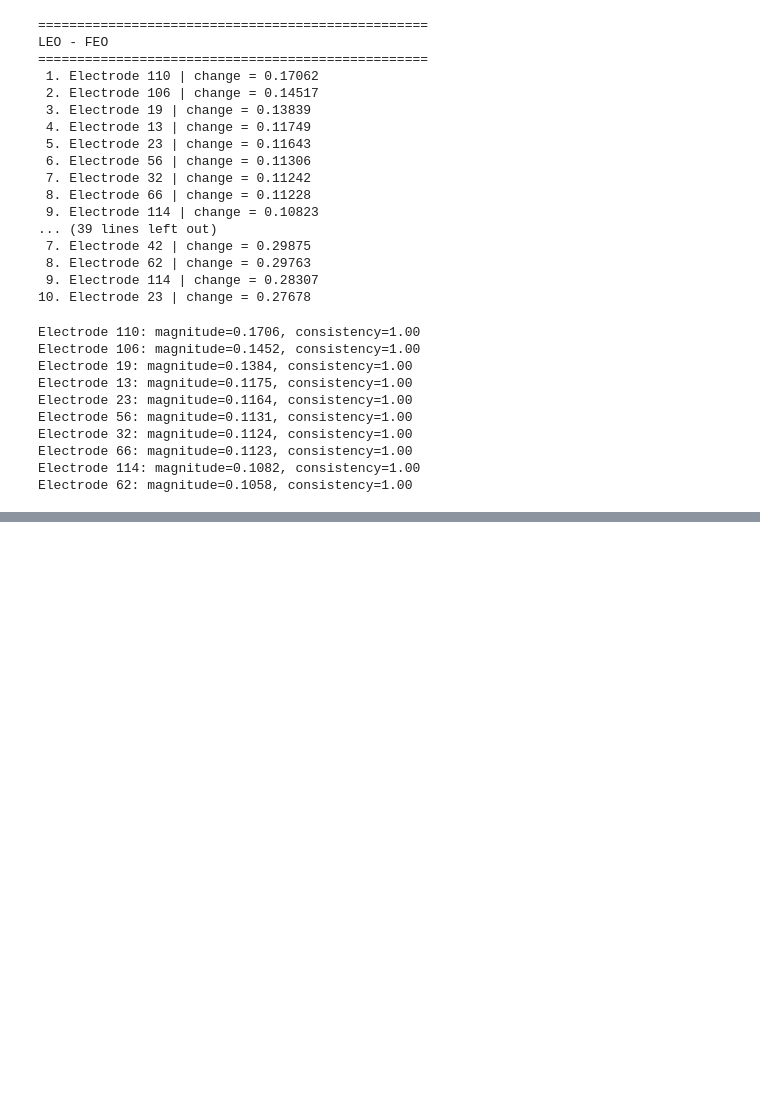
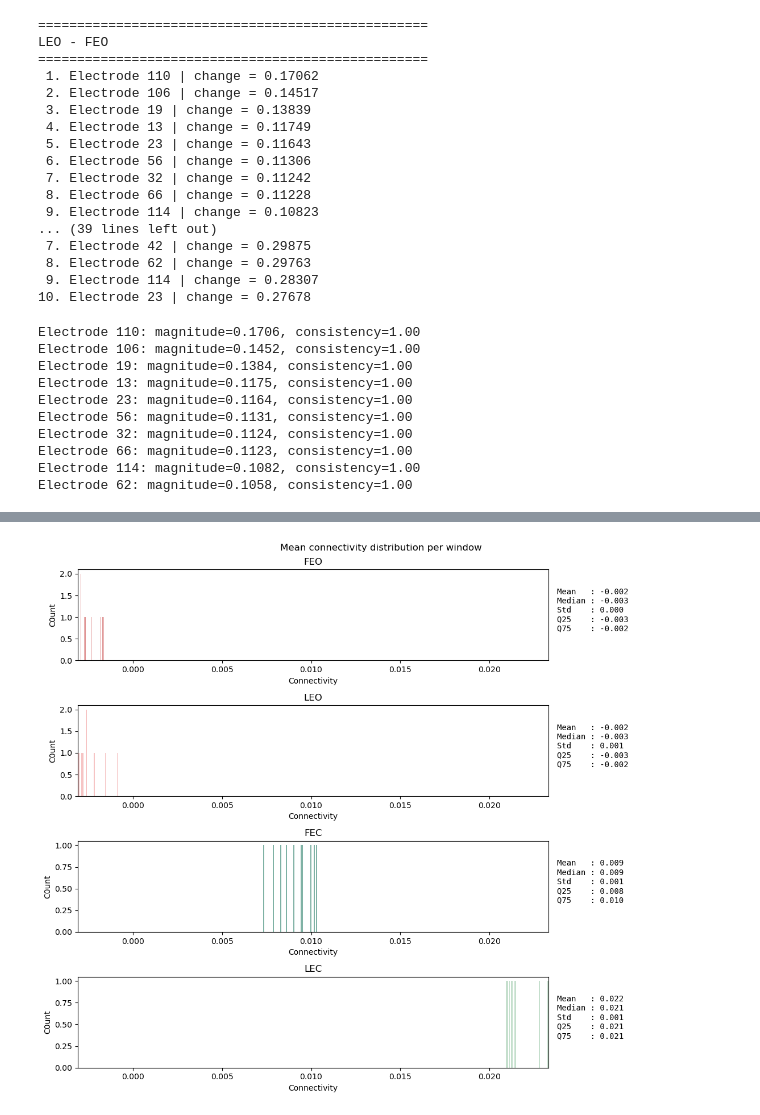
Before and after one commit to Beelzebufo2001/AnalysisBooredEEG, a Jupyter notebook: Notebook/Analysis/QuantifyingFunctions.ipynb, the cells around one changed output, grey strips where cells are left out. Cells and saved outputs as stored; diff of their text form; code cells hidden in the pictures; blank space fills up the shorter version.

Commit message:
Distribution function buildup

```diff
--- a/Notebook/Analysis/QuantifyingFunctions.ipynb
+++ b/Notebook/Analysis/QuantifyingFunctions.ipynb
@@ -53,8 +53,15 @@ class Segment:
         self.q25 = np.array([np.percentile(m[upper], 25) for m in self.matrices])
         self.q75 = np.array([np.percentile(m[upper], 75) for m in self.matrices])
 
+    @property
     def mean_matrix(self):
         return np.mean(self.matrices, axis=0) if self.ok else None
+
+    @property
+    def mean_windows(self): #np.mean(self.matrices, axis=(1,2)) umele zvedani hodnoty ig
+        upper = np.triu_indices(self.matrices.shape[1], k=1)
+        values = self.matrices[:,upper[0],upper[1]]
+        return np.mean(values, axis = 1)
 
     def scalar(self, metric):
         #GUMBUS WERRY COOL... NICE
@@ -95,3 +102,5 @@ segments = {
 }
 for seg in segments.values():
     seg.load_segment_matrices(matrices, metadata)
+    print(seg.mean_windows)
+    print()
@@ -110,7 +131,7 @@ import matplotlib.pyplot as plt
 def vminmax(segments, order):
     # collect all matrices
     matrices = [
-        segments[label].mean_matrix()
+        segments[label].mean_matrix
         for label in order
     ]
 
@@ -138,7 +159,7 @@ def plot_matrix_heatmap(segments, metadata, output_dir = None, subject ="C04", r
     for ax, (label, seg) in zip(axes, segments.items()):
 
         print(label, seg.matrices.shape)
-        matrix = seg.mean_matrix()
+        matrix = seg.mean_matrix
 
         im = ax.imshow(
             matrix,
@@ -184,9 +205,9 @@ def plot_difference_heatmaps(segments, metadata, output_dir = None, subject ="C0
     for before, after in comparisons:
 
         diff = (
-            segments[after].mean_matrix()
+            segments[after].mean_matrix
             -
-            segments[before].mean_matrix()
+            segments[before].mean_matrix
         )
 
         differences.append(diff)
@@ -377,0 +534,68 @@ Electrode 62: magnitude=0.1058, consistency=1.00
+# %%
+def mean_connectivity_distribution(segments):
+    fig, axes = plt.subplots(4,2, figsize=(12,10), gridspec_kw={"width_ratios":[3,1]})
+    #axes = axes.flatten()
+    seg_names = ["FEO", "LEO", "FEC", "LEC"]
+
+
+    def vminmaxim (segments, seg_names):
+        arr = []
+        for seg in seg_names:
+            arr.extend(segments[seg].mean_windows)
+        xmin = np.min(arr)
+        xmax = np.max(arr)
+
+        return xmin, xmax
+
+    vmin, vmax = vminmaxim(segments, seg_names)
+
+    for row, labels in enumerate(seg_names):
+        seg = segments[labels]
+        matrices = seg.mean_windows
+        #dist
+        ax = axes[row, 0]
+
+        ax.hist(
+            matrices,
+            bins=50,
+            color=SEG_COLORS2[labels],
+            alpha= 0.8)
+
+        ax.set_xlim(vmin, vmax)
+        ax.set_title(labels)
+        ax.set_xlabel("Connectivity")
+        ax.set_ylabel("C0unt")
+        #stats
+        stats = axes[row, 1]
+        stats.axis("off")
+
+        text = (
+            f"Mean   : {np.mean(matrices):.3f}\n"
+            f"Median : {np.median(matrices):.3f}\n"
+            f"Std    : {np.std(matrices):.3f}\n"
+            f"Q25    : {np.percentile(matrices,25):.3f}\n"
+            f"Q75    : {np.percentile(matrices,75):.3f}\n"
+        )
+        stats.text(
+            0,
+            0.5,
+            text,
+            fontsize=10,
+            va="center",
+            family="monospace"
+        )
+
+
+
+
+    fig.suptitle(
+        "Mean connectivity distribution per window"
+    )
+
+    plt.tight_layout()
+    return fig, axes
+
+fig, axes = mean_connectivity_distribution(segments)
+plt.show()
+# %% [output]
+[figure, added]
```
Also changed, not shown: parts of 9 cells of this notebook, 1 other file.
